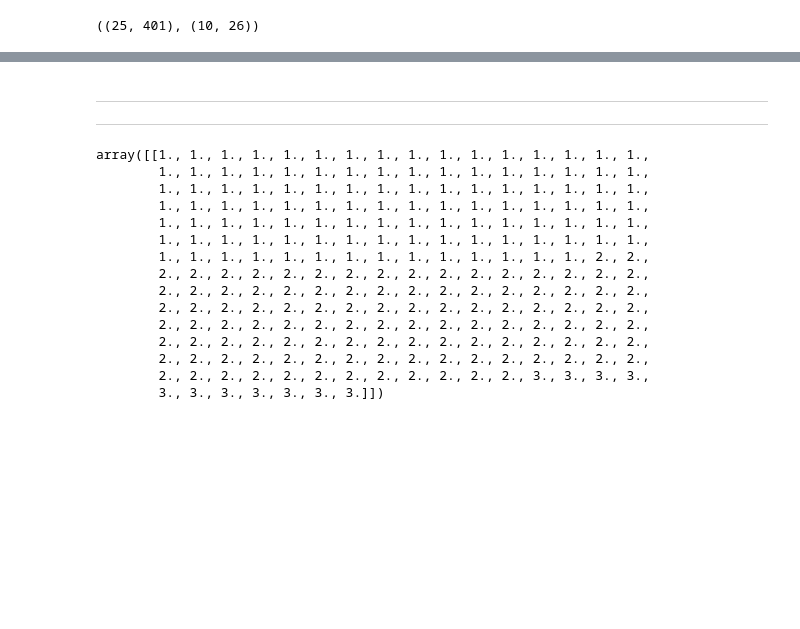
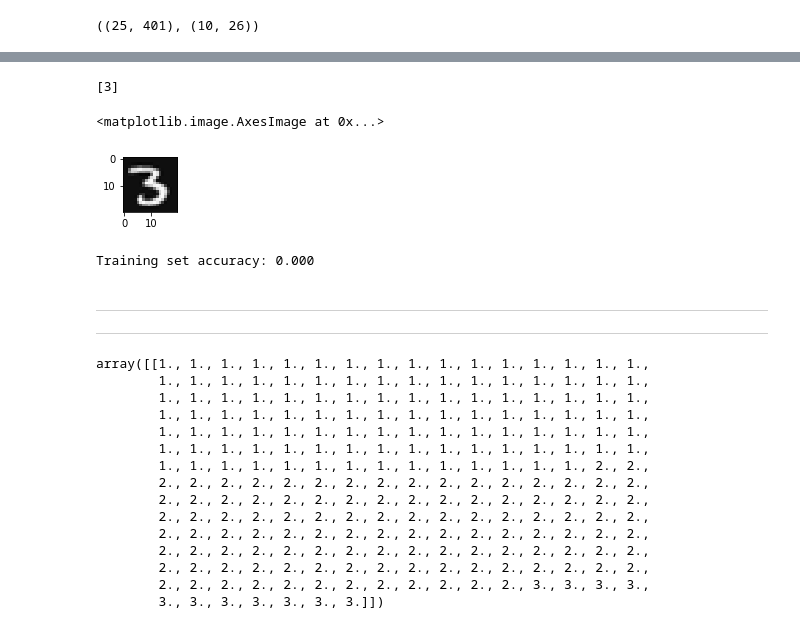
Before and after one commit to calvar/courseraML, a Jupyter notebook: Ex4/python/ex4.ipynb, the cells around one changed output, grey strips where cells are left out. Drawn from its saved outputs; the diff is of its cells as text; code cells hidden in the pictures; blank space fills up the shorter version.

Commit message:
Training is not working :(

```diff
--- a/Ex4/python/ex4.ipynb
+++ b/Ex4/python/ex4.ipynb
@@ -387,3 +438,15 @@ fin_nn_params.shape
+# %%
+print(y[id])
+fig1, ax = plt.subplots(1,1,figsize=(1, 1))
+ax.imshow(X[id,1:].reshape(20,20, order='F'), cmap='gray')#order 'F' orders by column, like fortran
+# %% [output]
+[3]
+<matplotlib.image.AxesImage at 0x...>
+[figure, added]
+# %%
+print("Training set accuracy: {0:.3f}".format(np.mean(pred==y)))
+# %% [output]
+Training set accuracy: 0.000
 # %% [markdown]
 _____________________________________________________________________________
 _____________________________________________
```
Also changed, not shown: parts of 18 cells of this notebook, 1 other file.
